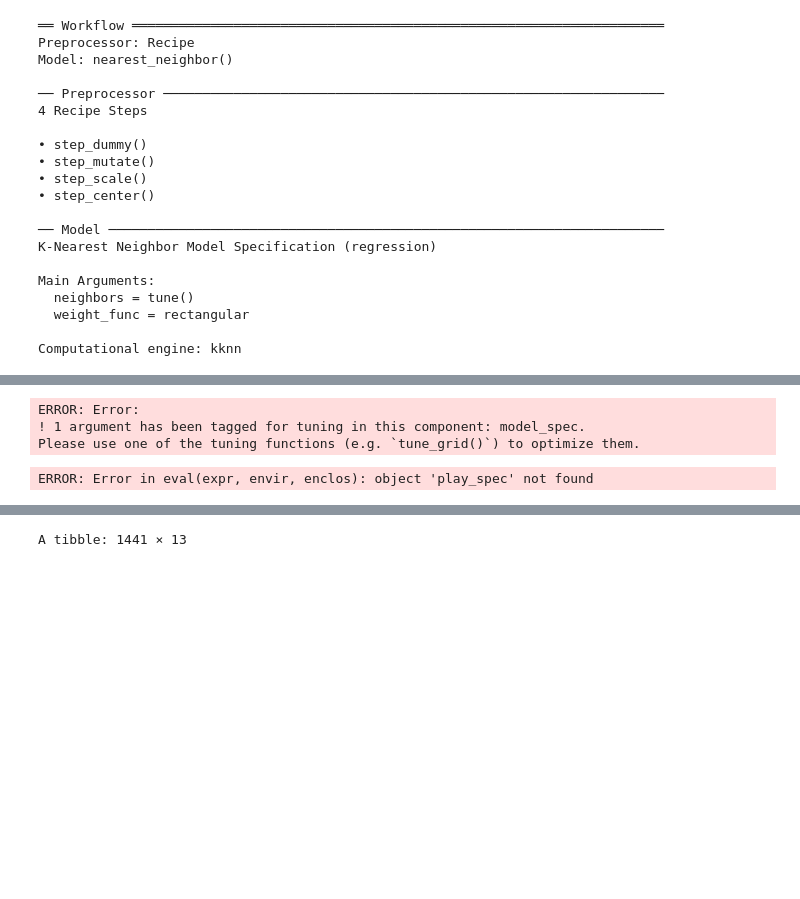
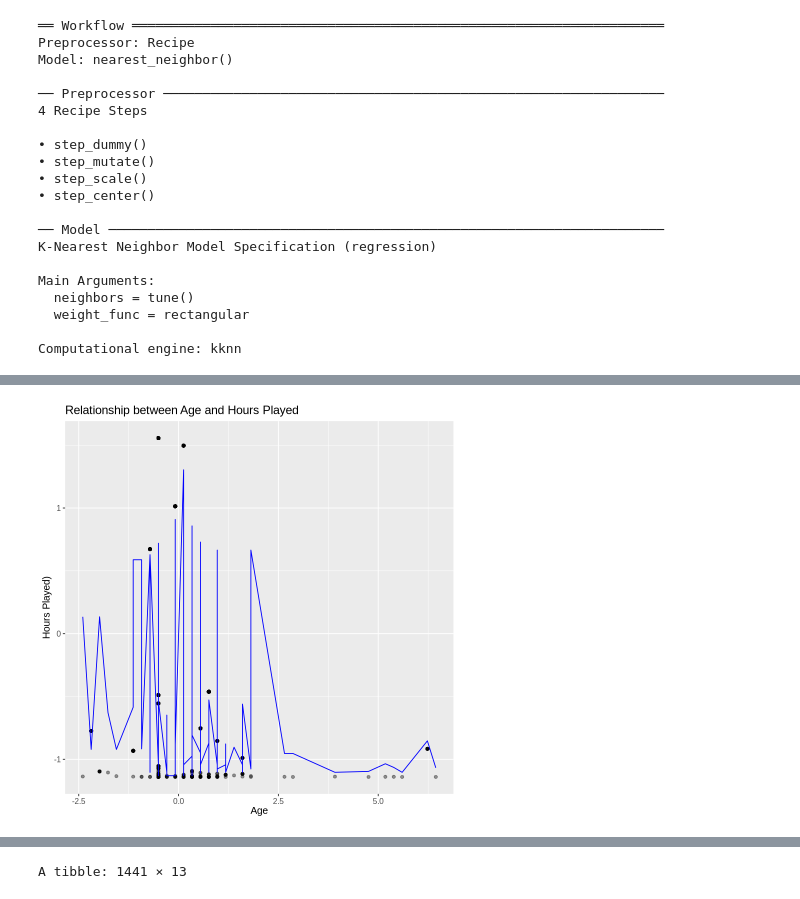
Before and after one commit to Bumblet3a/DSCi-Final, a Jupyter notebook: Project group.ipynb, the cells around one changed output, grey strips where cells are left out. Cells and saved outputs as stored; diff of their text form; code cells hidden in the pictures; blank space fills up the shorter version.

```diff
--- a/Project group.ipynb
+++ b/Project group.ipynb
@@ -110,6 +108,8 @@ players_training <- training(players_split)
 #azumi testing code cell
 #works
 players_training <- players_training |>
+  mutate(played_hours = as.numeric(played_hours))
+players_testing <- players_training |>
   mutate(played_hours = as.numeric(played_hours))
 
 players_recipe <- recipe(played_hours ~ Age + experience + subscribe, data = players_training) |>
@@ -124,7 +124,7 @@ players_spec <- nearest_neighbor(weight_func = "rectangular",
                 set_engine("kknn")|>
                 set_mode("regression")
 
-players_vfold <- vfold_cv(players_training, v = 5, strata = subscribe)
+players_vfold <- vfold_cv(data = players_training, v = 5, strata = played_hours)
 
 players_wf <- workflow()|>
 add_recipe(players_recipe)|>
@@ -217,32 +200,26 @@ ERROR: Error in eval(expr, envir, enclos): object 'players_prediction' not found
-# %%
-players_vfold <- vfold_cv(players_training, v = 5, strata = subscribe)
-
-
-players_resample <- workflow()|>
-add_recipe(players_recipe)|>
-add_model(players_model)|>
-fit_resamples(resamples = players_vfold)|>
-collect_metrics()
-players_resample
-# %% [output]
-ERROR: Error:
-! 1 argument has been tagged for tuning in this component: model_spec.
-Please use one of the tuning functions (e.g. `tune_grid()`) to optimize them.
-# %%
-players_tune <-  nearest_neighbor(weight_func = "rectangular", neighbors = tune())|>
-set_engine("kknn")|>
-set_mode("regression")
-
-play_fit <- workflow()|>
-add_recipe(play_recipe)|>
-add_model(play_spec)|>
-fit(data = play_sessions_training)
-
-players_tune_results <- workflow()|>
-add_recipe(players_recipe)|>
-add_model(players_tune)|>
-tune_grid(resamples = players_vfold, grid = players_grid)|>
-collect_metrics()
-players_tune_results
-# %% [output]
-ERROR: Error in eval(expr, envir, enclos): object 'play_spec' not found
+# %%
+#azumi test code cell
+
+players_prediction <- players_best_fit |> predict(players_training) |>
+bind_cols(players_training)
+# %%
+#azumi test code cell
+#based off of question 9 in regression 1 worksheet
+#ggplot, visualization
+#NEED TO ADD FIGURE NUMBER
+#AGE
+
+players_pred_plot_age <- players_prediction |>
+ggplot(aes(x = Age, y = played_hours)) +
+geom_point (alpha = 0.4) +
+geom_line(data = players_prediction,
+mapping = aes (x = Age, y = .pred),
+color = "blue") +
+labs (title = "Relationship between Age and Hours Played",
+x = "Age",
+y = "Hours Played)" )+
+theme (text = element_text(size = 12))
+
+players_pred_plot_age
+# %% [output]
+[figure, added]
```
Also changed, not shown: parts of 12 cells of this notebook.
